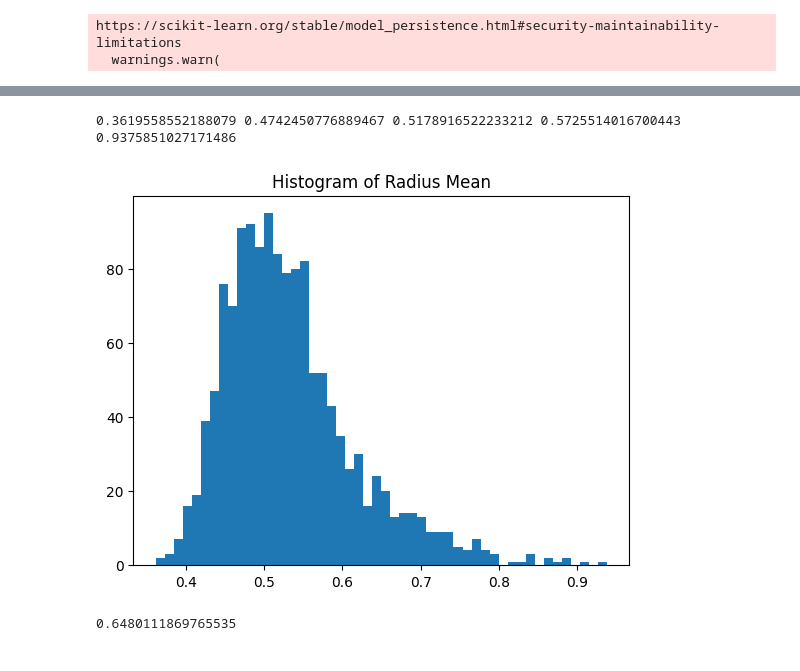
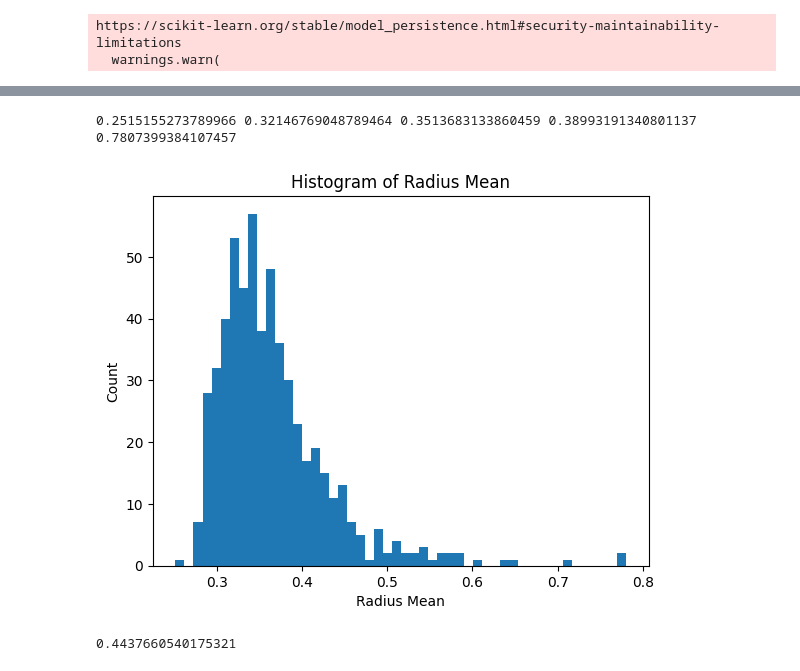
Before and after one commit to paepcke/bats, a Jupyter notebook: src/andrew/intermodel_confidence.ipynb, the cells around one changed output, grey strips where cells are left out. Cells and saved outputs as stored; diff of their text form; code cells hidden in the pictures.

```diff
--- a/src/andrew/intermodel_confidence.ipynb
+++ b/src/andrew/intermodel_confidence.ipynb
@@ -9,0 +23,5 @@ output_folder = "../../bats_transformer/outputs/july_daytime_new_mask_11_5"
+# %%
+# Nighttime recordings (max 2 seconds) from the lake in Jan-Feb 2022, filtered to only include Myca (Myotis californicus) chirps
+output_folder = "../../bats_transformer/outputs/2022_lake_2secs_myca_quantile_1_28"
+dataset_path = "../../bats_transformer/data/2022_lake_2secs_myca/splits"
+raw_audio_folder = None
@@ -259,12 +278,12 @@ def compute_cluster_measures(X, radius_for_density=None):
         "diameter_pairwise": diameter,
         "avg_pairwise_distance": avg_pairwise,
         "tightness": tightness,
+        "volume": vol,
         "density": density,
     }
 
-# Example: compute measures for pred_cluster_0 (assumes pred_cluster_0 exists in the notebook)
-measures_pred_cluster_0 = compute_cluster_measures(pred_cluster_0)
-for k, v in measures_pred_cluster_0.items():
+measures_pred_cluster = compute_cluster_measures(cluster_predictions(df_list, 0))
+for k, v in measures_pred_cluster.items():
     if k == "centroid":
         print(f"{k}: array(shape={v.shape})")
     elif k == "distances_to_centroid":
@@ -302,8 +322,9 @@ for i in range(len(df_list[0])):
     error_measures = compute_cluster_measures(error_cluster_i)
     error_densities.append(error_measures["density"])
     # print(measures["tightness"])
-df_tightness = df_list[0][['file_id', 'chirp_idx']].copy()
-df_tightness.insert(0, 'id', df_list[0].index)
+# copy file_id and chirp_idx from df_list as ints
+df_tightness = df_list[0][['file_id', 'chirp_idx']].copy().astype(int)
+# df_tightness.insert(0, 'id', df_list[0].index)
 df_tightness['tightness'] = tightness
 df_tightness['radius_mean'] = radii
 df_tightness['density'] = densities
@@ -328,12 +353,14 @@ df_tightness
 # %%
 plt.hist(df_tightness['radius_mean'], bins=50)
 print(np.percentile(df_tightness['radius_mean'], 0), np.percentile(df_tightness['radius_mean'], 25), np.percentile(df_tightness['radius_mean'], 50), np.percentile(df_tightness['radius_mean'], 75), np.percentile(df_tightness['radius_mean'], 100))
-plt.title('Histogram of Radius Mean');
+plt.title('Histogram of Radius Mean')
+plt.xlabel('Radius Mean')
+plt.ylabel('Count');
 # %% [output]
-0.3619558552188079 0.4742450776889467 0.5178916522233212 0.5725514016700443 0.9375851027171486
+0.2515155273789966 0.32146769048789464 0.3513683133860459 0.38993191340801137 0.7807399384107457
-[figure, old version]
+[figure, new version]
 # %%
 low_confidence_threshold = np.percentile(df_tightness['radius_mean'], 90)
 low_confidence_threshold
 # %% [output]
-0.6480111869765535
+0.4437660540175321
```
Also changed, not shown: parts of 101 cells of this notebook, 1 other file.
